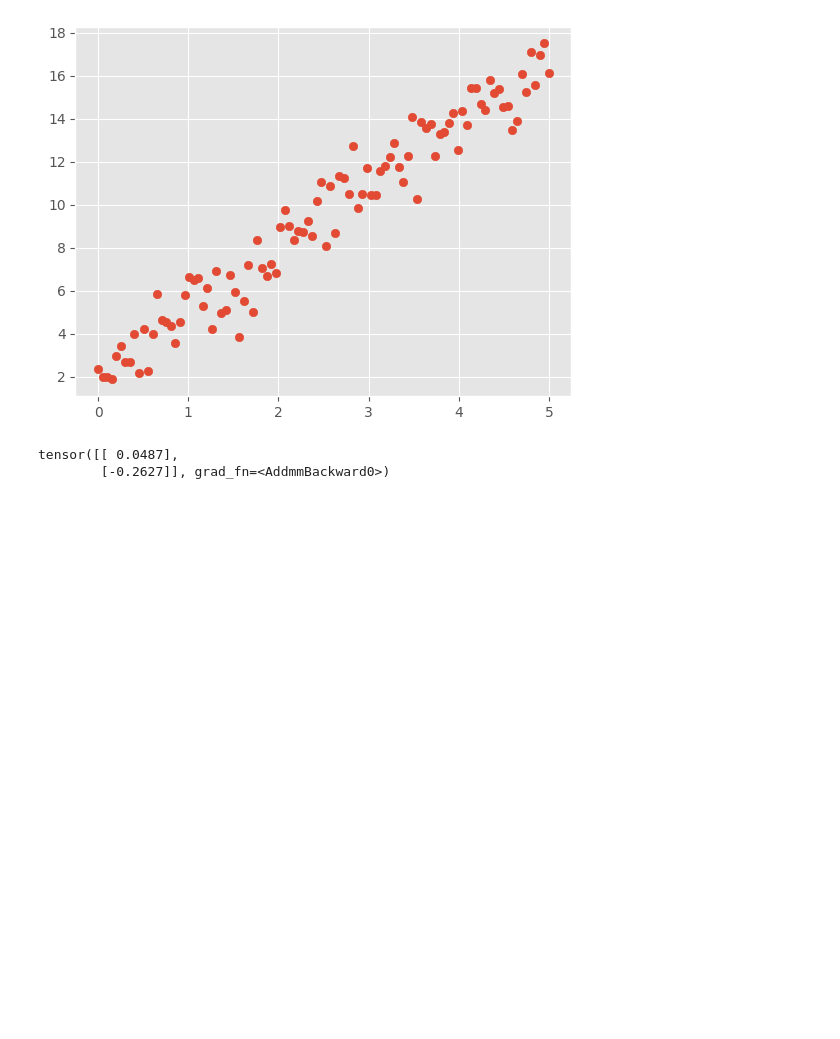
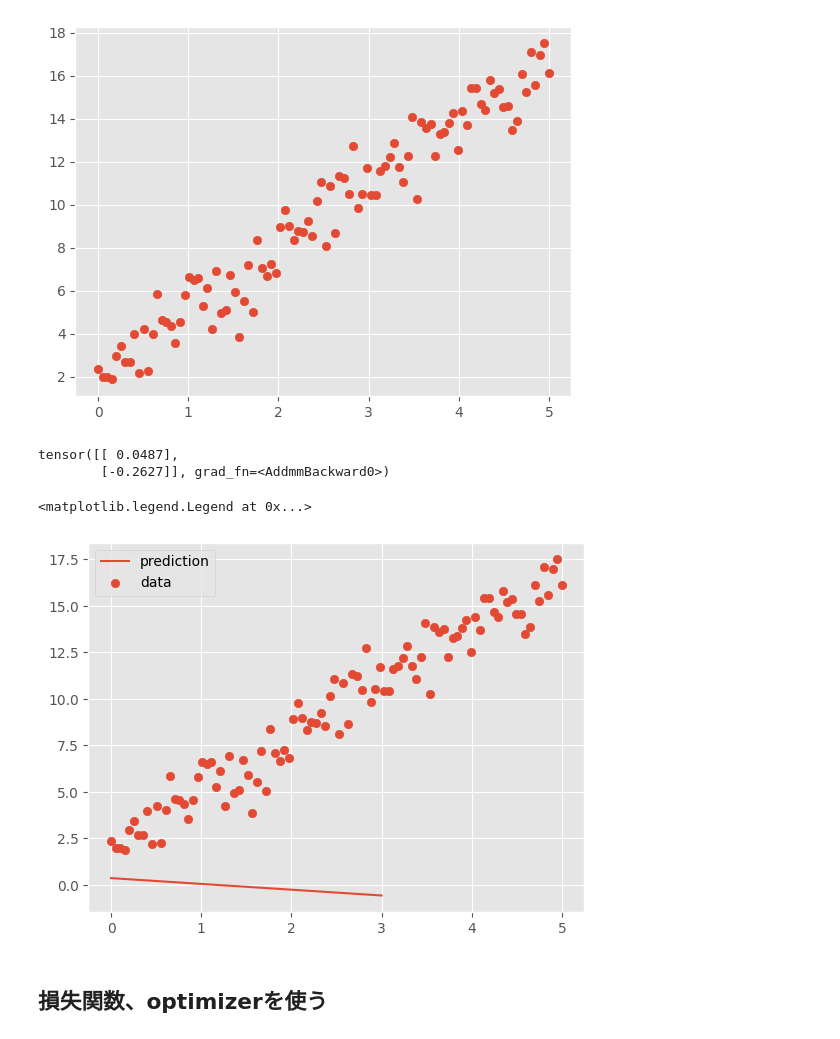
Before and after one commit to Pakeith0805/Study_PyTorch, a Jupyter notebook: main.ipynb, the cells around one changed output. Drawn from its saved outputs; the diff is of its cells as text; code cells hidden in the pictures; blank space fills up the shorter version.

Commit message:
損失関数、optimizerの作成に入るところ
消えるのが怖いから

```diff
--- a/main.ipynb
+++ b/main.ipynb
@@ -224,3 +226,17 @@ model(x_test)
 # %% [output]
 tensor([[ 0.0487],
         [-0.2627]], grad_fn=<AddmmBackward0>)
+# %%
+# 二つ目の変数を定義し、modelに入れる
+x2 = torch.linspace(0, 3, 100).view(100, 1)
+y_pred = model(x2)
+# %%
+# グラフを描画
+plt.plot(x2, y_pred.detach(), label="prediction") # グラフを描画する際には勾配計算の能力を取り外しておく必要がある。それがdetach()
+plt.scatter(x, y, label="data")
+plt.legend()
+# %% [output]
+<matplotlib.legend.Legend at 0x...>
+[figure, added]
+# %% [markdown]
+## 損失関数、optimizerを使う
```
Also changed, not shown: parts of 3 cells of this notebook.
